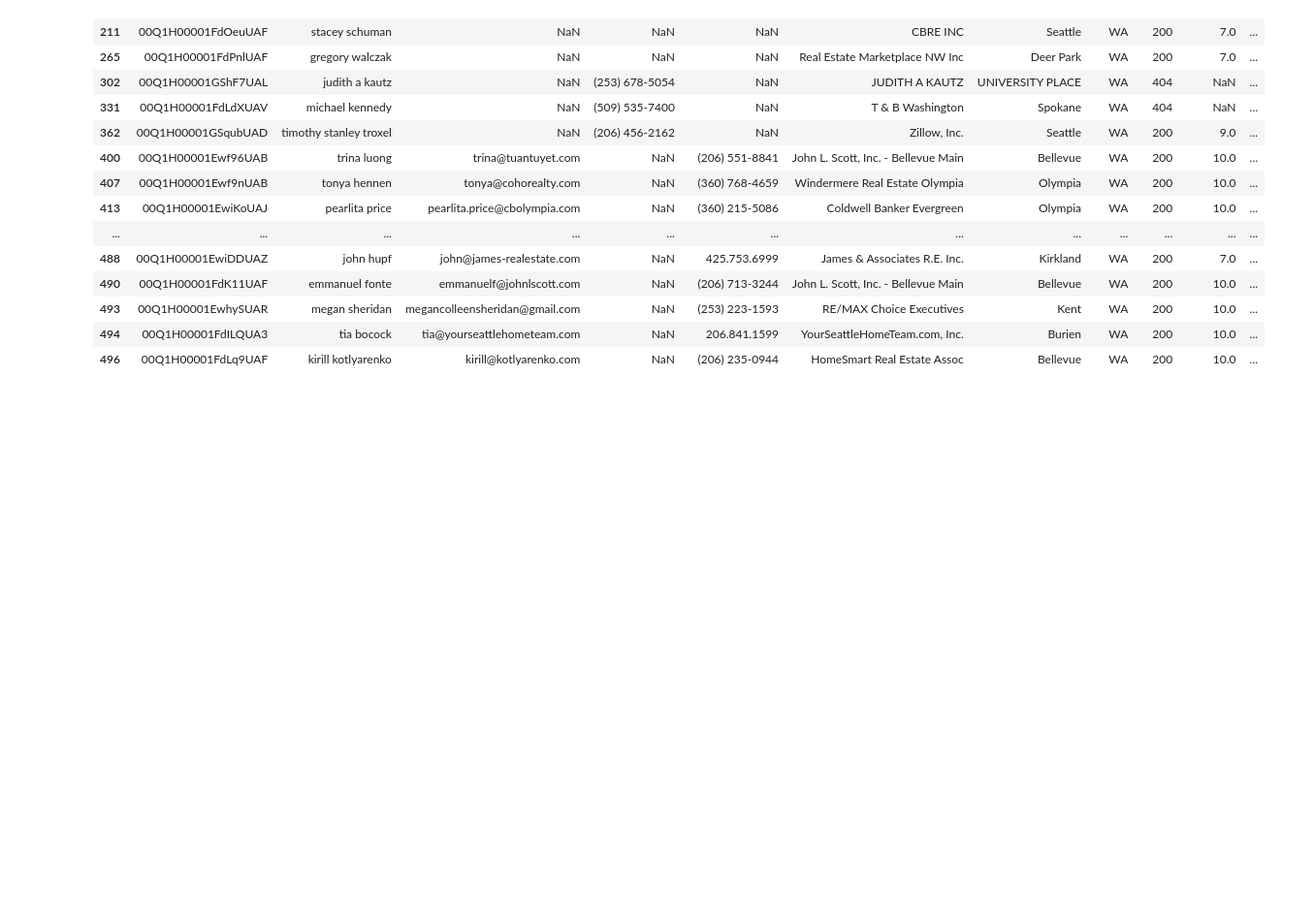
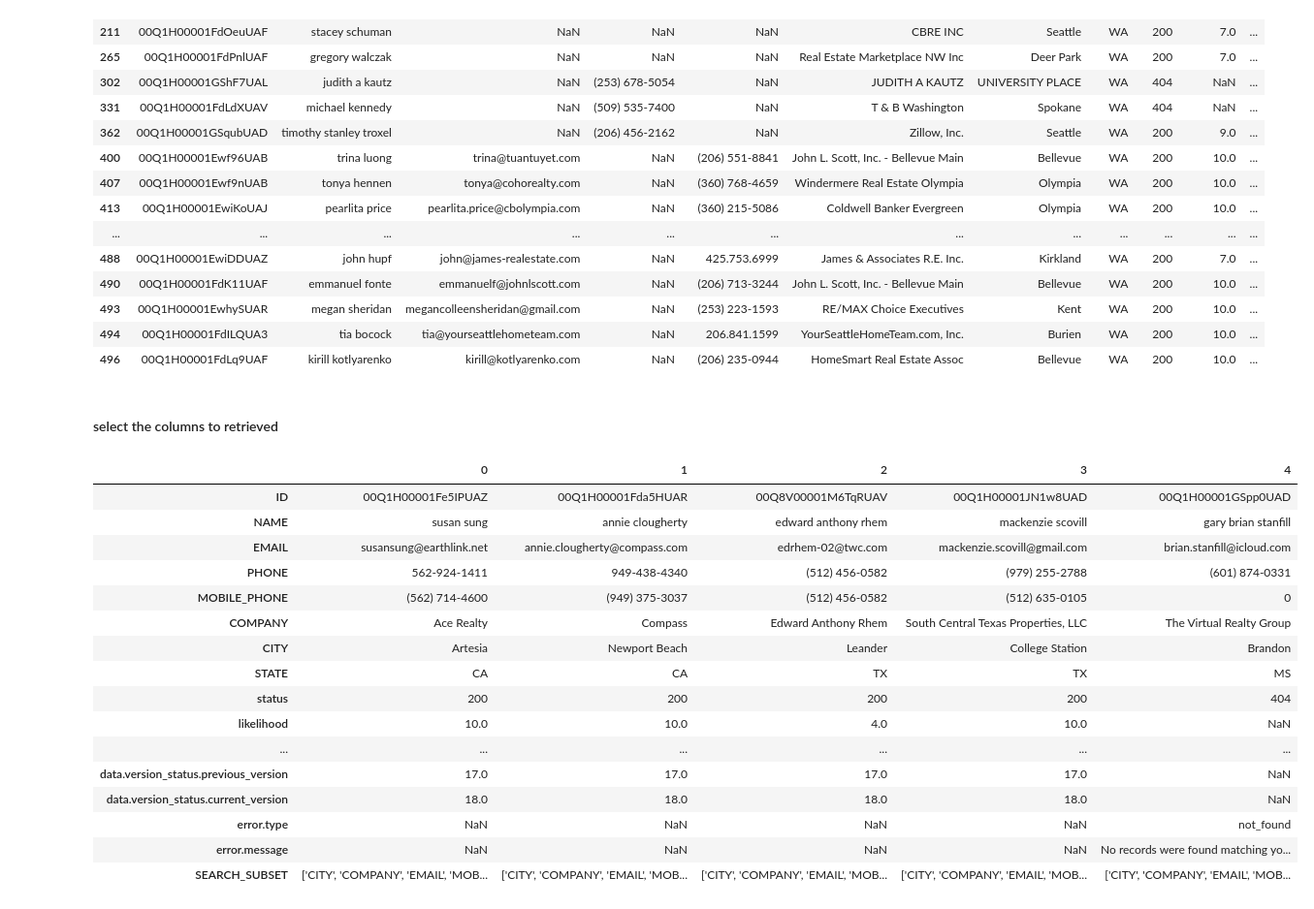
Before and after one commit to endpointclosing/lead-scoring, a Jupyter notebook: notebooks/pdl_data_quality_check.ipynb, the cells around one changed output. Shown: that part at 97% size. Saved outputs shown, nothing was run; the diff lists cells and outputs as text; code cells hidden in the pictures; blank space fills up the shorter version.

Commit message:
add provided and to retrieve cols

```diff
--- a/notebooks/pdl_data_quality_check.ipynb
+++ b/notebooks/pdl_data_quality_check.ipynb
@@ -404,7 +399,7 @@ top5_subsets
 # %%
 # pdl_top5_df.to_csv("pdl_top5_df.csv")
 # %%
-import_pdl_top5_df = pd.read_csv("pdl_top5_df.csv", index_col = 0)
+import_pdl_top5_df = pd.read_csv("../data/pdl_data/pdl_top5_df.csv", index_col = 0)
 # %%
 import_pdl_top5_df.head()
 # %% [output]
@@ -603,3 +596,25 @@ import_pdl_top5_df[import_pdl_top5_df["STATE"].apply(lambda x: str(x).lower().st
 | 493 | 00Q1H00001EwhySUAR | megan sheridan | megancolleensheridan@gmail.com | NaN | (253) 223-1593 | RE/MAX Choice Executives | Kent | WA | 200 | 10.0 | ... |
 | 494 | 00Q1H00001FdILQUA3 | tia bocock | tia@yourseattlehometeam.com | NaN | 206.841.1599 | YourSeattleHomeTeam.com, Inc. | Burien | WA | 200 | 10.0 | ... |
 | 496 | 00Q1H00001FdLq9UAF | kirill kotlyarenko | kirill@kotlyarenko.com | NaN | (206) 235-0944 | HomeSmart Real Estate Assoc | Bellevue | WA | 200 | 10.0 | ... |
+# %% [markdown]
+#### select the columns to retrieved
+# %%
+import_pdl_top5_df.head(5).transpose()
+# %% [output]
+|  | 0 | 1 | 2 | 3 | 4 |
+| ID | 00Q1H00001Fe5IPUAZ | 00Q1H00001Fda5HUAR | 00Q8V00001M6TqRUAV | 00Q1H00001JN1w8UAD | 00Q1H00001GSpp0UAD |
+| NAME | susan sung | annie clougherty | edward anthony rhem | mackenzie scovill | gary brian stanfill |
+| EMAIL | susansung@earthlink.net | annie.clougherty@compass.com | edrhem-02@twc.com | mackenzie.scovill@gmail.com | brian.stanfill@icloud.com |
+| PHONE | 562-924-1411 | 949-438-4340 | (512) 456-0582 | (979) 255-2788 | (601) 874-0331 |
+| MOBILE_PHONE | (562) 714-4600 | (949) 375-3037 | (512) 456-0582 | (512) 635-0105 | 0 |
+| COMPANY | Ace Realty | Compass | Edward Anthony Rhem | South Central Texas Properties, LLC | The Virtual Realty Group |
+| CITY | Artesia | Newport Beach | Leander | College Station | Brandon |
+| STATE | CA | CA | TX | TX | MS |
+| status | 200 | 200 | 200 | 200 | 404 |
+| likelihood | 10.0 | 10.0 | 4.0 | 10.0 | NaN |
+| ... | ... | ... | ... | ... | ... |
+| data.version_status.previous_version | 17.0 | 17.0 | 17.0 | 17.0 | NaN |
+| data.version_status.current_version | 18.0 | 18.0 | 18.0 | 18.0 | NaN |
+| error.type | NaN | NaN | NaN | NaN | not_found |
+| error.message | NaN | NaN | NaN | NaN | No records were found matching yo... |
+| SEARCH_SUBSET | ['CITY', 'COMPANY', 'EMAIL', 'MOB... | ['CITY', 'COMPANY', 'EMAIL', 'MOB... | ['CITY', 'COMPANY', 'EMAIL', 'MOB... | ['CITY', 'COMPANY', 'EMAIL', 'MOB... | ['CITY', 'COMPANY', 'EMAIL', 'MOB... |
```
Also changed, not shown: parts of 13 cells of this notebook.
